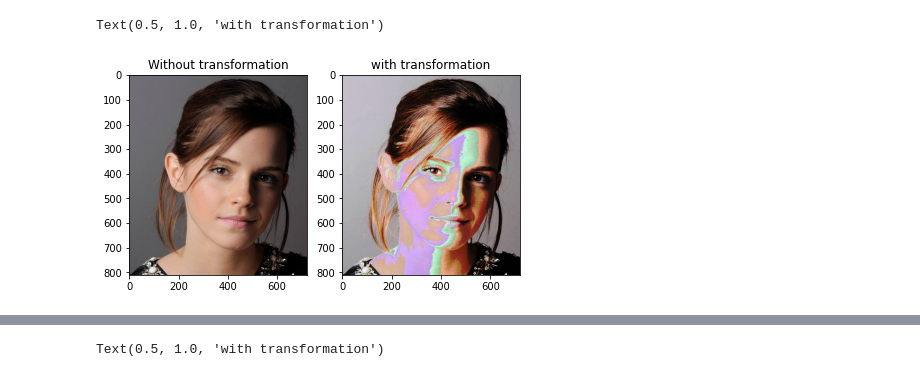
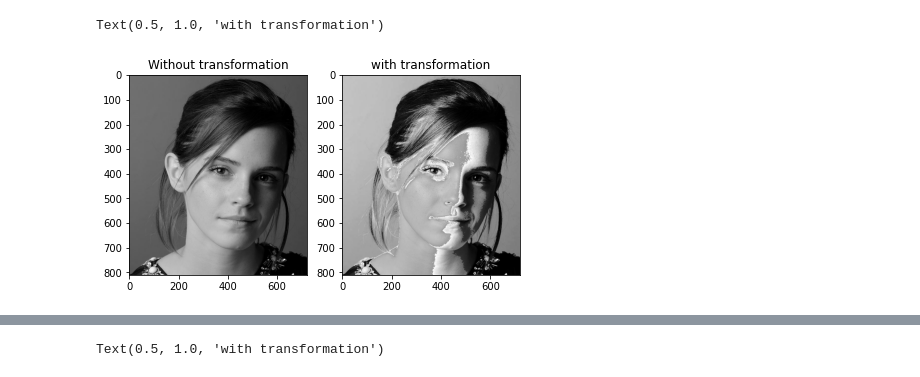
Before and after one commit to leonfdo/Image_augmentation, a Jupyter notebook: Untitled-1.ipynb, the cells around one changed output, grey strips where cells are left out. Cells and saved outputs as stored; diff of their text form; code cells hidden in the pictures.

```diff
--- a/Untitled-1.ipynb
+++ b/Untitled-1.ipynb
@@ -3,22 +3,22 @@ import cv2 as cv
 import numpy as np
 import matplotlib.pyplot as plt
 # %%
-img=cv.imread("C:\\Users\\leonf\Music\\image_processing\\emma.jpg",1)
+img=cv.imread("C:\\Users\\leonf\Music\\image_processing\\emma.jpg",0)
 img=cv.cvtColor(img,cv.COLOR_BGR2RGB)
 fig,im=plt.subplots(1,2,figsize=(7,7))
 arr1=np.linspace(0,50,51).astype(np.uint8)
 arr2=np.linspace(101,255,100).astype(np.uint8)
 arr3=np.linspace(150,255,105).astype(np.uint8)
 arr=np.concatenate((arr1,arr2))
 arr=np.concatenate((arr,arr3))
 img_new=cv.LUT(img,arr)
 im[0].imshow(img)
 im[0].set_title("Without transformation")
 im[1].imshow(img_new)
 im[1].set_title("with transformation")
 # %% [output]
 Text(0.5, 1.0, 'with transformation')
-[figure, old version]
+[figure, new version]
 # %%
 arr1=np.ones((1,50))*255
 arr1=arr1.squeeze().astype(np.uint8)
```
Also changed, not shown: parts of 7 cells of this notebook.
